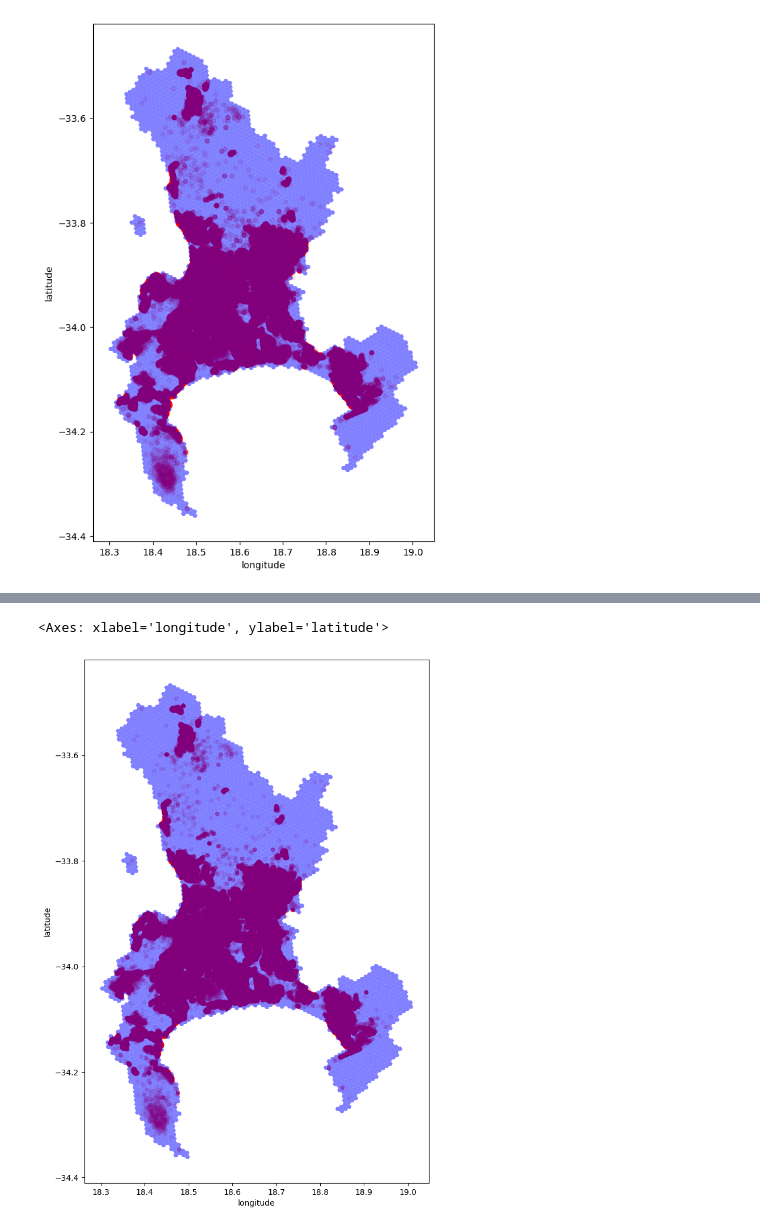
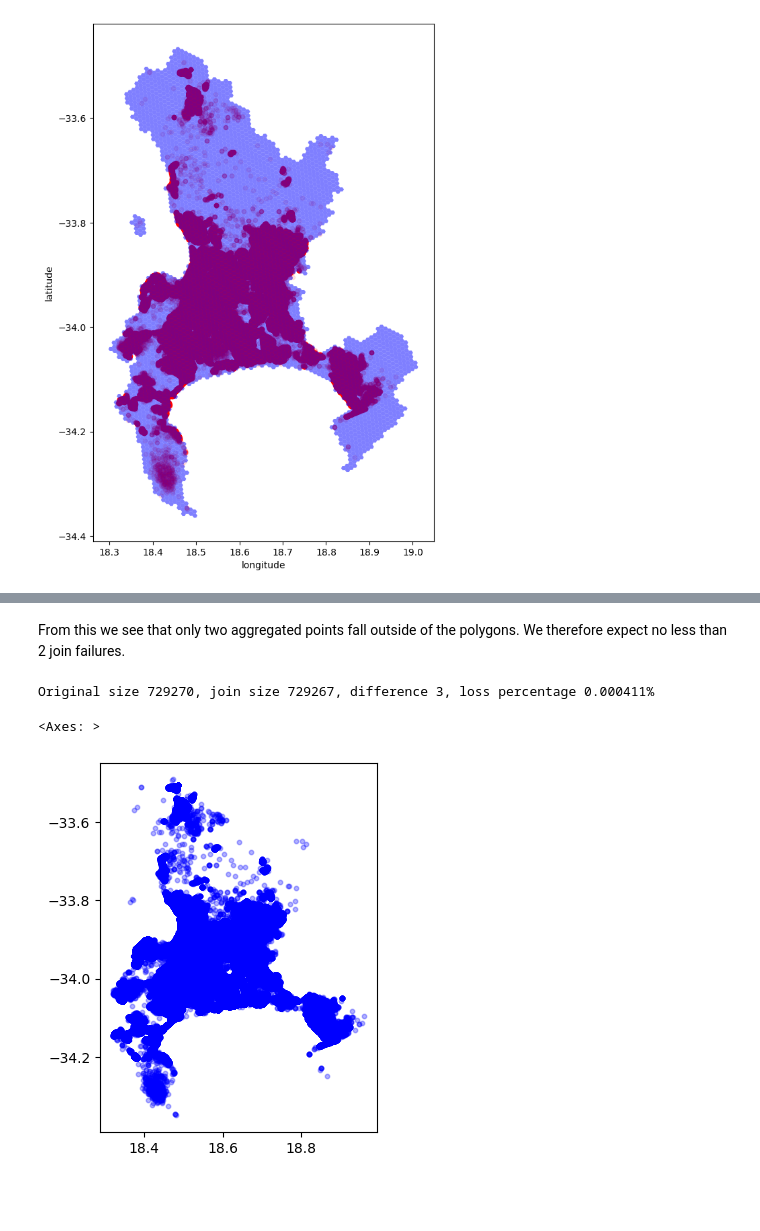
Before and after one commit to AndrewCloete/ds_code_challenge, a Jupyter notebook: Untitled.ipynb, the cells around one changed output, grey strips where cells are left out. Saved outputs shown, nothing was run; the diff lists cells and outputs as text; code cells hidden in the pictures; blank space fills up the shorter version.

```diff
--- a/Untitled.ipynb
+++ b/Untitled.ipynb
@@ -81,7 +86,0 @@ gdf_l8_given.plot(ax=ax, color="blue", alpha=0.3)
-# %%
-fig, ax = plt.subplots(figsize=(16, 12))
-sr.plot(ax=ax, x="longitude", y="latitude", kind="scatter", alpha=0.1, color="red")
-gdf_l8_given.plot(ax=ax, color="blue", alpha=0.5)
-# %% [output]
-<Axes: xlabel='longitude', ylabel='latitude'>
-[figure, removed]
@@ -91,0 +87,24 @@ srg.plot.scatter(ax=ax, x="longitude", y="latitude", c='cnt')
+# %% [markdown]
+From this we see that only two aggregated points fall outside of the polygons. We therefore expect no less than 2 join failures.
+# %%
+# Create a geodataframe for the service requests
+gdf_sr = gpd.GeoDataFrame(df_sr, geometry=gpd.points_from_xy(df_sr['longitude'], df_sr['latitude']))
+
+# Performing the inner join using the H3 index
+gdf_join = gdf_l8_given.merge(gdf_sr, left_on='index', right_on=hex_col, how='inner')
+# %%
+sr_size = gdf_sr.shape[0]
+join_size = gdf_join.shape[0]
+difference = sr_size - join_size
+loss_percentage = difference / sr_size * 100
+print(f"Original size {sr_size}, join size {join_size}, difference {difference}, loss percentage {loss_percentage:f}%")
+
+TOLLERABLE_JOIN_LOSS_PERCENTAGE = 0.01
+assert loss_percentage < TOLLERABLE_JOIN_LOSS, f"Join loss percentage {loss_percentage:f}% is higher than the tollerable {TOLLERABLE_JOIN_LOSS:f}%"
+# %% [output]
+Original size 729270, join size 729267, difference 3, loss percentage 0.000411%
+# %%
+gdf_sr.plot(color="blue", alpha=0.3, legend=True, markersize=10)
+# %% [output]
+<Axes: >
+[figure, added]
```
Also changed, not shown: parts of 15 cells of this notebook, 1 other file.
